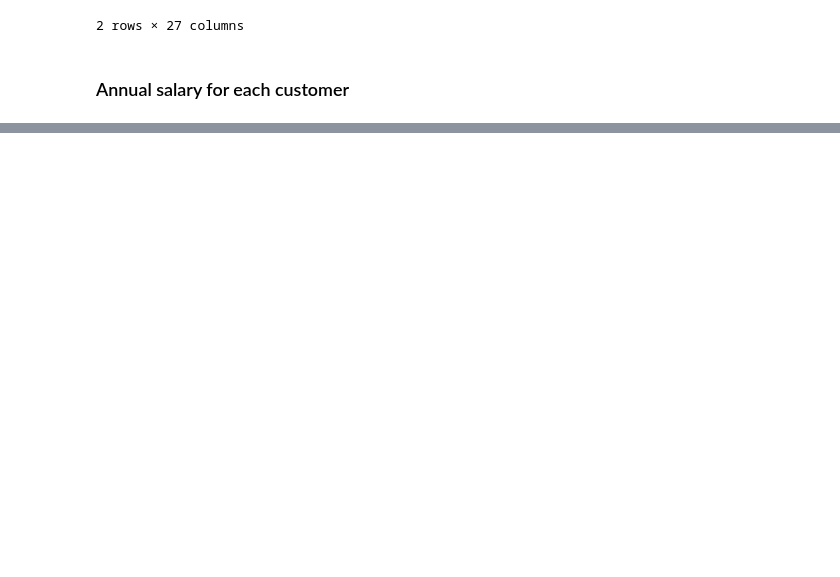
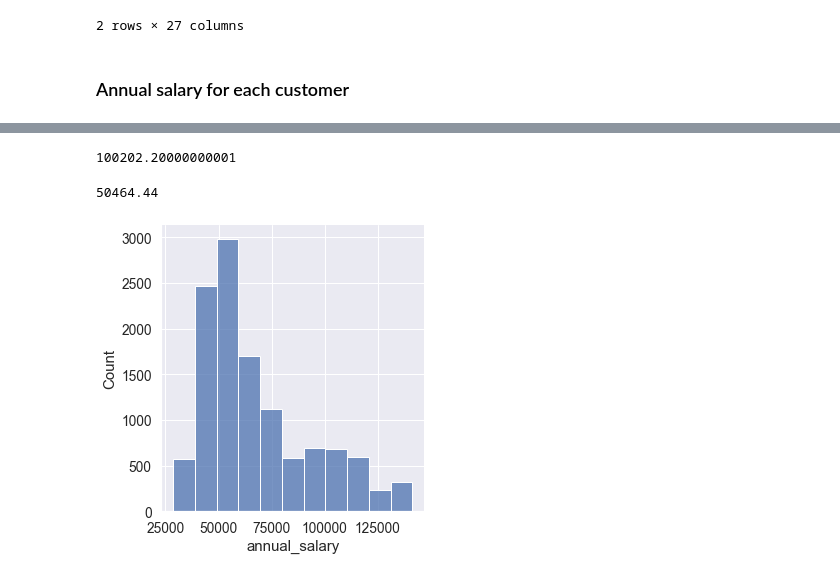
Before and after one commit to HHook/ANZ-virtual-internship, a Jupyter notebook: ANZ virtual internship Model.ipynb, the cells around one changed output, grey strips where cells are left out. Drawn from its saved outputs; the diff is of its cells as text; code cells hidden in the pictures; blank space fills up the shorter version.

```diff
--- a/ANZ virtual internship Model.ipynb
+++ b/ANZ virtual internship Model.ipynb
@@ -106,0 +33,7 @@ natasha['amount'].sum()/len(natasha)
+# %%
+# make a new dataframe with only salary payments
+df_salaries = df[df['txn_description']=='PAY/SALARY'].groupby('customer_id').sum()
+# %%
+# divide the sum of each customer's salary payment with 3 to get an average monthly pay
+# and then multiply with 12 to get an annual salary
+annual_salaries = df_salaries['amount']/3*12 # annual salary for each customer
@@ -106,0 +56,20 @@ natasha['amount'].sum()/len(natasha)
+# %%
+annual_salaries.iloc[1]
+# %% [output]
+100202.20000000001
+# %%
+annual_salaries.loc['CUS-1005756958']
+# %% [output]
+50464.44
+# %%
+# match every customer_id with their calculated annual salary
+salaries = []
+
+for i in df['customer_id']:
+    salaries.append(int(annual_salaries.loc[i]))
+
+df['annual_salary'] = salaries
+# %%
+sns.displot(df['annual_salary'], bins=11);
+# %% [output]
+[figure, added]
```
Also changed, not shown: parts of 46 cells of this notebook, 1 other file.
